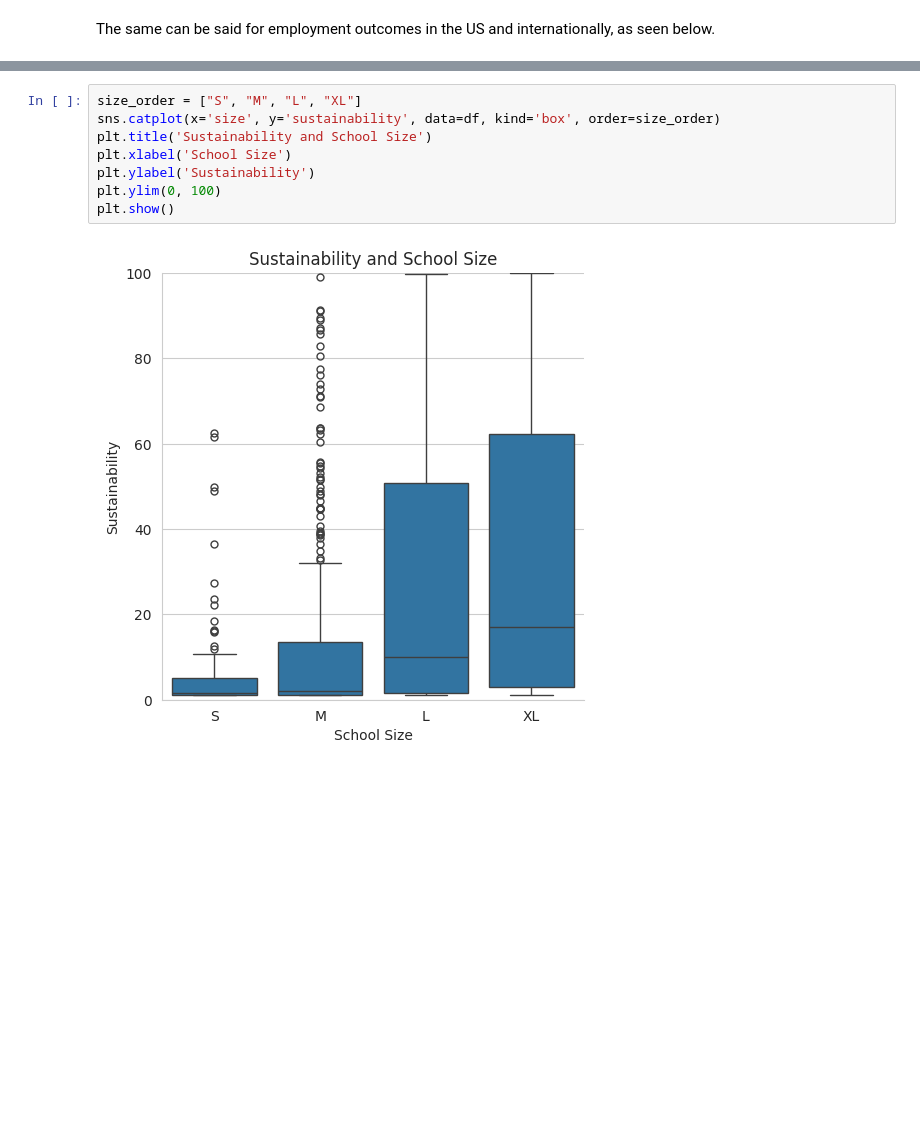
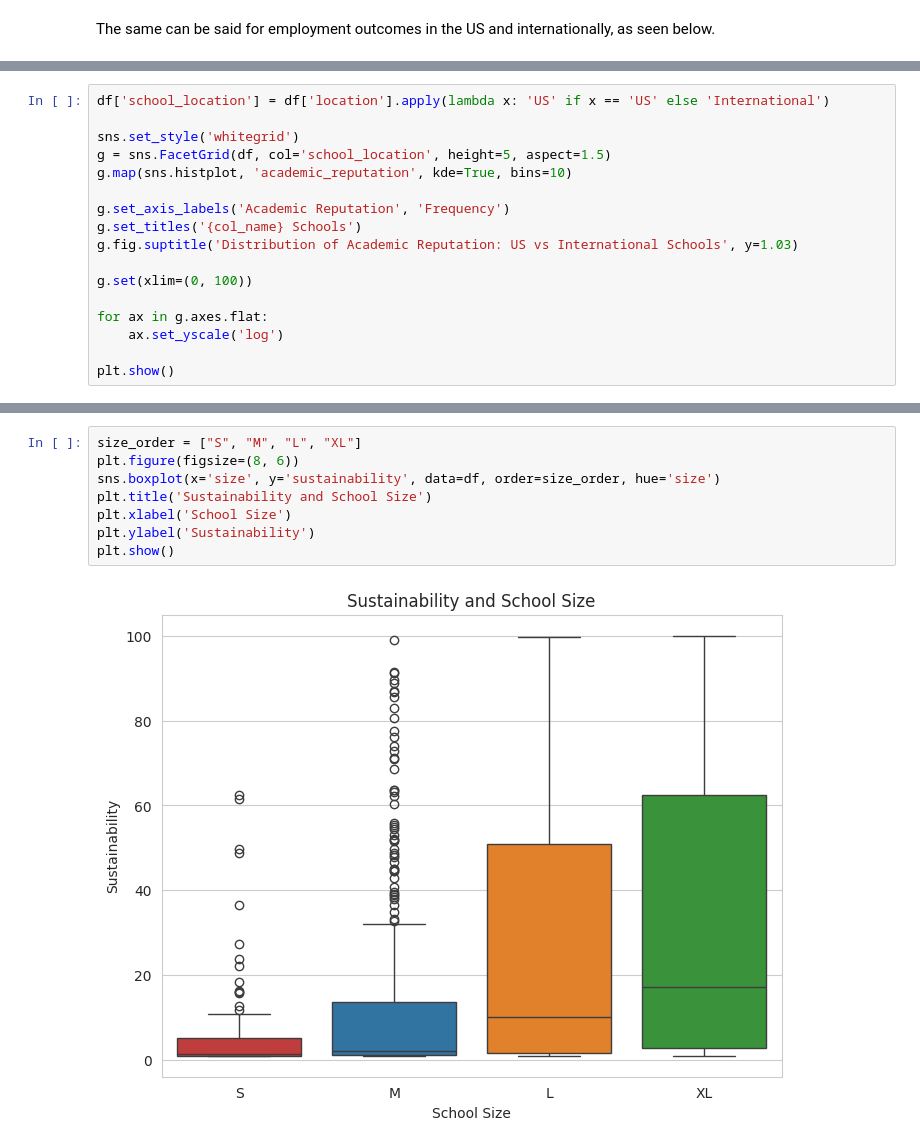
Before and after one commit to thezachdrake/UMD-INST760-Summer2024, a Jupyter notebook: notebooks/Murano-Notebook.ipynb, the cells around one changed output, grey strips where cells are left out. Cells and saved outputs as stored; diff of their text form; blank space fills up the shorter version.

```diff
--- a/notebooks/Murano-Notebook.ipynb
+++ b/notebooks/Murano-Notebook.ipynb
@@ -286,0 +241,17 @@ The next visualization examines coorelation between the sustainability score and
+# %%
+df['school_location'] = df['location'].apply(lambda x: 'US' if x == 'US' else 'International')
+
+sns.set_style('whitegrid')
+g = sns.FacetGrid(df, col='school_location', height=5, aspect=1.5)
+g.map(sns.histplot, 'academic_reputation', kde=True, bins=10)
+
+g.set_axis_labels('Academic Reputation', 'Frequency')
+g.set_titles('{col_name} Schools')
+g.fig.suptitle('Distribution of Academic Reputation: US vs International Schools', y=1.03)
+
+g.set(xlim=(0, 100))
+
+for ax in g.axes.flat:
+    ax.set_yscale('log')
+
+plt.show()
@@ -287,10 +272,10 @@ The next visualization examines coorelation between the sustainability score and
 # %%
 size_order = ["S", "M", "L", "XL"]
-sns.catplot(x='size', y='sustainability', data=df, kind='box', order=size_order)
+plt.figure(figsize=(8, 6))
+sns.boxplot(x='size', y='sustainability', data=df, order=size_order, hue='size')
 plt.title('Sustainability and School Size')
 plt.xlabel('School Size')
 plt.ylabel('Sustainability')
-plt.ylim(0, 100)
 plt.show()
 # %% [output]
-[figure, old version]
+[figure, new version]
```
Also changed, not shown: parts of 45 cells of this notebook.
